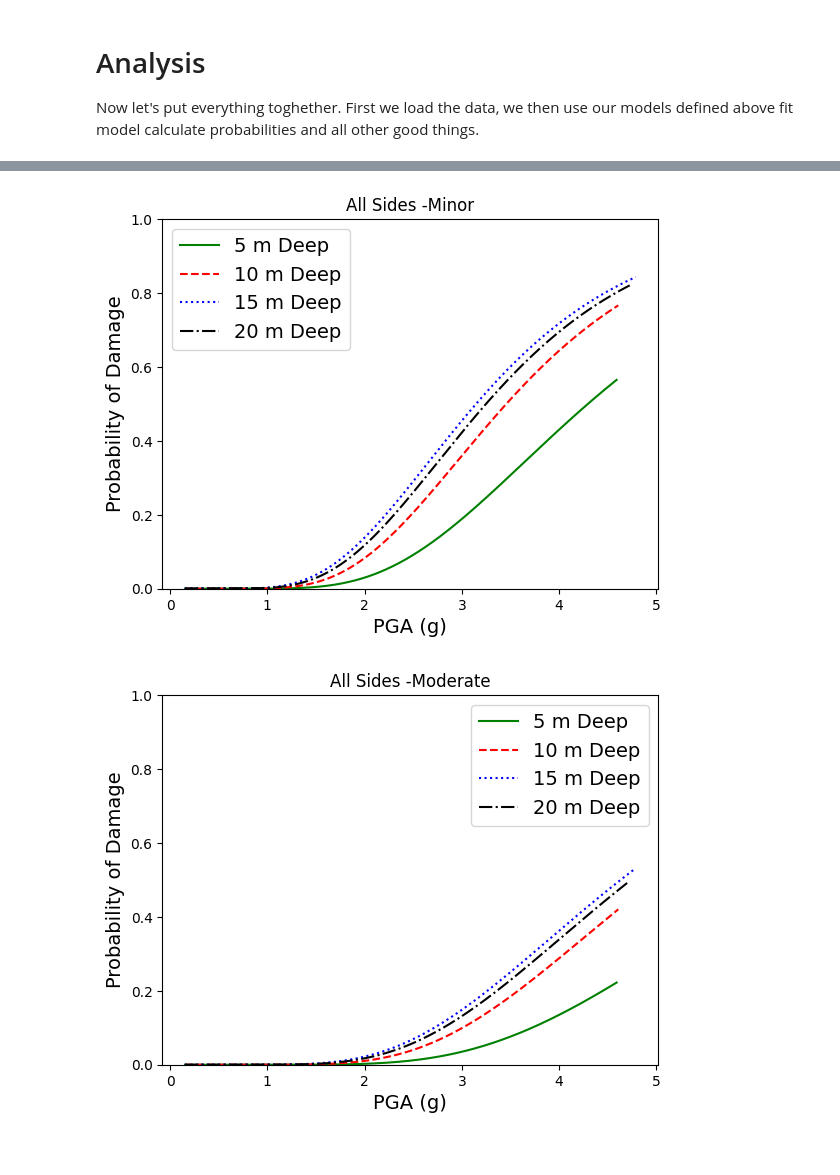
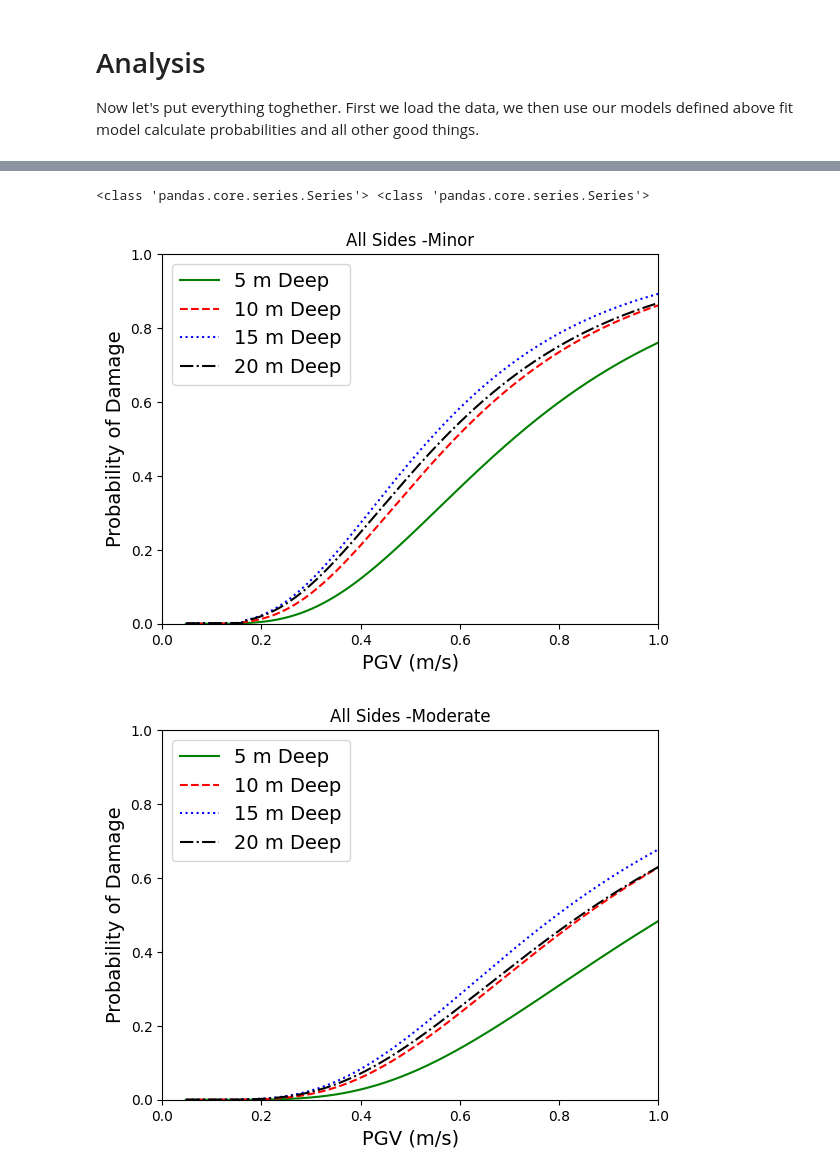
Before and after one commit to Farzaneh-Abedini/Farzaneh-Abedini, a Jupyter notebook: earthquake_analysis.ipynb, the cells around one changed output, grey strips where cells are left out. Saved outputs shown, nothing was run; the diff lists cells and outputs as text; code cells hidden in the pictures.

```diff
--- a/earthquake_analysis.ipynb
+++ b/earthquake_analysis.ipynb
@@ -34,7 +37,7 @@ Now let's put everything toghether. First we load the data, we then use our mode
 # %%
 #@title Load input data
 #@markdown Make sure to upload the data file, all the files will disappear when the kernel disconnects.
-input_file = "final_results_5.csv" # @param {type:"string"}
+input_file = "soil3.csv" # @param {type:"string"}
 import pandas as pd
 
 df = pd.read_csv(input_file)
@@ -325,12 +481,9 @@ model.fit(x, y)
 
 # We create xx, which is in the same range as x but uniform. We go a bit wider
 # to make plots nicer.
-xx = np.linspace(min(x)-2, max(x)+0.1, 10000)
+xx = np.linspace(min(x)-3, max(x)+0.2, 10000)
 
 pp_damage = fragility.damage_probability(model, xx, log_damage_cutoffs)
-pp_mean, pp_std=fragility.fit_normal_to_probabilities (pp_damage)
-pp_fit = fragility.probability_of_intervals_fit(pp_mean, pp_std, log_damage_cutoffs)
-
 # all the calculations are done.
 # Now we just plot:
 
@@ -360,26 +513,38 @@ else:
   top_ax.set_xlabel('Ln' + measure_name, fontsize=12)
   top_ax.set_ylabel('Ln'+ " ( Damage Index (M/Mcapacity) )" , fontsize=12)
 
-
+top_ax.tick_params(axis='both', which='major', labelsize=12)
 # Bottom plot is the probability of being in each cutoff
 # Calculate the probability of a Gausian to be within each cutoff.
 #plot.make_ticks_log_scale(bot_ax, x_axis=True, y_axis=False, base=base, base_name=base_name)
 
 if base_name =='10':
   bot_ax.plot(10**xx, pp_damage)
-  bot_ax.plot(10**xx, pp_fit)
-  bot_ax.plot(np.exp(xx), pp_fit)
   bot_ax.set_xlabel(measure_name)
 else:
   bot_ax.plot(np.exp(xx), pp_damage)
-  bot_ax.plot(np.exp(xx), pp_fit)
-  bot_ax.plot(10**xx, pp_fit)
   bot_ax.set_xlabel(measure_name)
+
 
 bot_ax.set_ylabel("Probability of Damage", fontsize=12)
 bot_ax.legend(interval_names)
 bot_ax.set_ylim((0, 1))
-
+bot_ax.tick_params(axis='both', which='major', labelsize=12)
 fig.suptitle(damage_name)
 plt.show()
+
+
+fig, ax = plt.subplots()
+
+# Conditionally plot based on base_name value
+if base_name == '10':
+    ax.plot(10 ** xx, pp_damage)
+else:
+    ax.plot(np.exp(xx), pp_damage)
+
+ax.set_xlabel(measure_name,fontsize=12)
+ax.set_ylabel("Probability of Damage", fontsize=12)  # Set y-axis label
+ax.set_ylim([0,1])
+ax.legend(interval_names)
+plt.show()
 # %% [output]
@@ -387,11 +553,15 @@ NameError: name 'mean' is not defined
+# %%
+print(type (x), type(y))
+# %% [output]
+<class 'pandas.core.series.Series'> <class 'pandas.core.series.Series'>
 # %%
-from Fragility_curves.psdm import plot
-from Fragility_curves.fragility_curve import fragility
+from Fragility_curves_new.psdm import plot
+from Fragility_curves_new.fragility_curve import fragility
 import matplotlib.pyplot as plt
 
 import pandas as pd
 
-measure_name = 'PGA (g)'  # @param [' AI', 'CAV (m/s)', ' SA (g)', 'PGA (g)', 'PGV (m/s)', 'PGD (m)']
+measure_name = 'PGV (m/s)'  # @param [' AI', 'CAV (m/s)', ' SA (g)', 'PGA (g)', 'PGV (m/s)', 'PGD (m)']
 
 # @markdown Please enter the limits  for damage states as comma separated values.
 # @markdown
@@ -409,7 +579,7 @@ input_files = ["final_results_5.csv","final_results_10.csv","final_results_15.cs
 # @markdown tunnel. We then pick one of the measures that seems to have the best
 # @markdown fit as the basis for the secondary analysis.
 # @markdown Select the side of the tunnel that you want to perform analysis on:
-damage_name = 'Right Column' # @param ['All Sides', 'Left Column', 'Right Column', 'Roof', 'Deck']
+damage_name = 'All Sides' # @param ['All Sides', 'Left Column', 'Right Column', 'Roof', 'Deck']
 # @markdown We model the damage vs. different measures. What family of the
 # @markdown models should be used for fitting that data.
 model_type = 'Continous piecewise linear' # @param ['Linear', 'Continous piecewise linear']
@@ -480,33 +650,35 @@ for j in range(3):
       log_damage_cutoffs = [log_fn(co) for co in damage_cutoffs]
       # Note we dont care what is the underlying model class :-)
       model = ModelClass()
       model.fit(x, y)
 
+
         # We create xx, which is in the same range as x but uniform. We go a bit wider
         # to make plots nicer.
-      xx = np.linspace(min(x) - 0.2, max(x) + 0.2, 10000)
+      xx = np.linspace(min(x) - 0.2, max(x) + 0.3, 10000)
 
       pp_damage = fragility.damage_probability(model, xx, log_damage_cutoffs[j])
 
       values_list = damage_cutoffs_values.split(',')
       value1 = float(values_list[0].strip())
       value2 = float(values_list[1].strip())
       value3 = float(values_list[2].strip())
 
       if base_name == '10':
           plt.plot(10 ** xx, pp_damage, color=colors[i], linestyle=linestyles_graph[i], label=labels[i])
           plt.xlabel(measure_name,fontsize=14)
       else:
           plt.plot(np.exp(xx), pp_damage, color=colors[i], linestyle=linestyles_graph[i],label=labels[i])
           plt.xlabel(measure_name,fontsize=14)
 
       plt.ylabel("Probability of Damage", fontsize=14)
       plt.legend(fontsize=14)
+      plt.xlim([0, 1])
       plt.ylim((0, 1))
 
       plt.title(damage_name + DS[j])
       i+=1
   plt.show()
 # %% [output]
-[figure, old version]
+[figure, new version]
-[figure, old version]
+[figure, new version]
```
Also changed, not shown: parts of 7 cells of this notebook.
